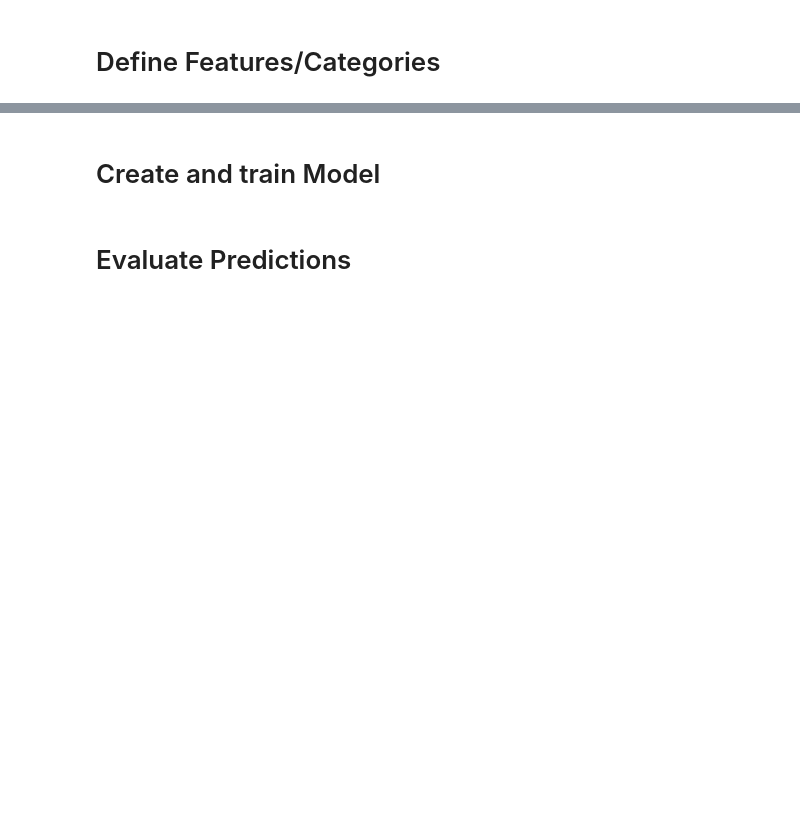
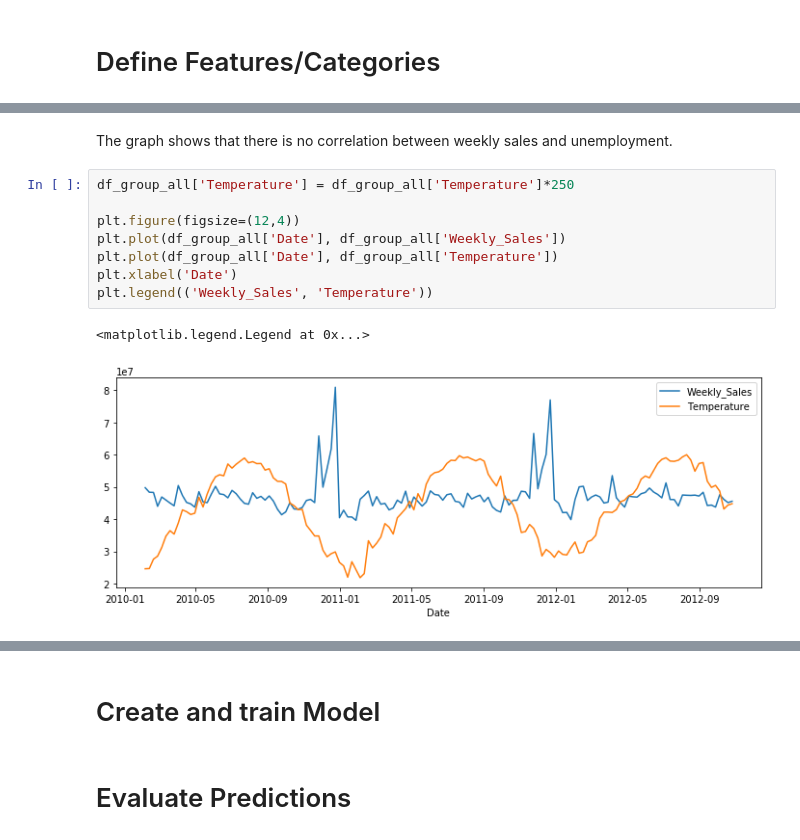
Before and after one commit to stephaniebernhard/retail_analytics, a Jupyter notebook: retail_analytics.ipynb, the cells around one changed output, grey strips where cells are left out. Saved outputs shown, nothing was run; the diff lists cells and outputs as text; blank space fills up the shorter version.

```diff
--- a/retail_analytics.ipynb
+++ b/retail_analytics.ipynb
@@ -239,0 +341,13 @@ features.describe().show()
+# %% [markdown]
+The graph shows that there is no correlation between weekly sales and unemployment.
+# %%
+df_group_all['Temperature'] = df_group_all['Temperature']*250
+
+plt.figure(figsize=(12,4))
+plt.plot(df_group_all['Date'], df_group_all['Weekly_Sales'])
+plt.plot(df_group_all['Date'], df_group_all['Temperature'])
+plt.xlabel('Date')
+plt.legend(('Weekly_Sales', 'Temperature'))
+# %% [output]
+<matplotlib.legend.Legend at 0x...>
+[figure, added]
```
Also changed, not shown: parts of 19 cells of this notebook.
